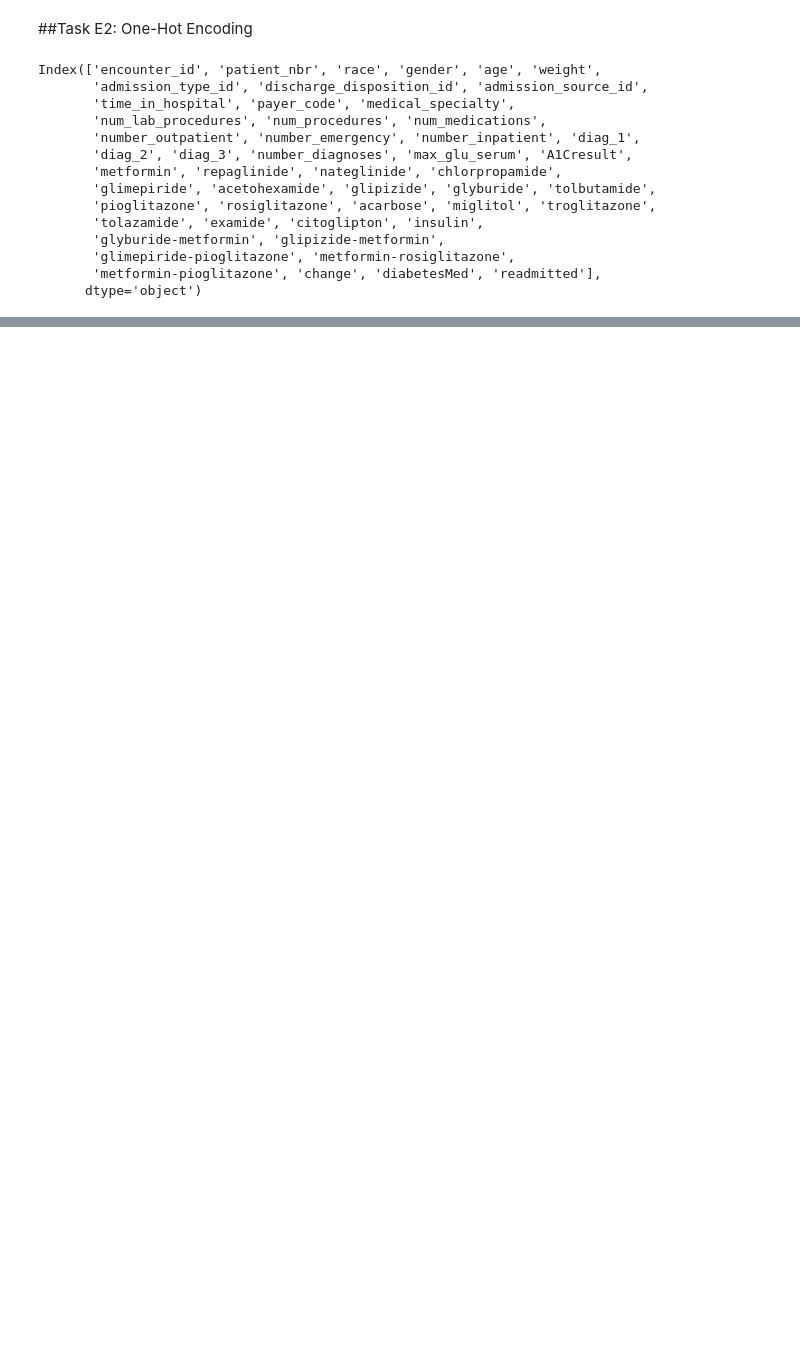
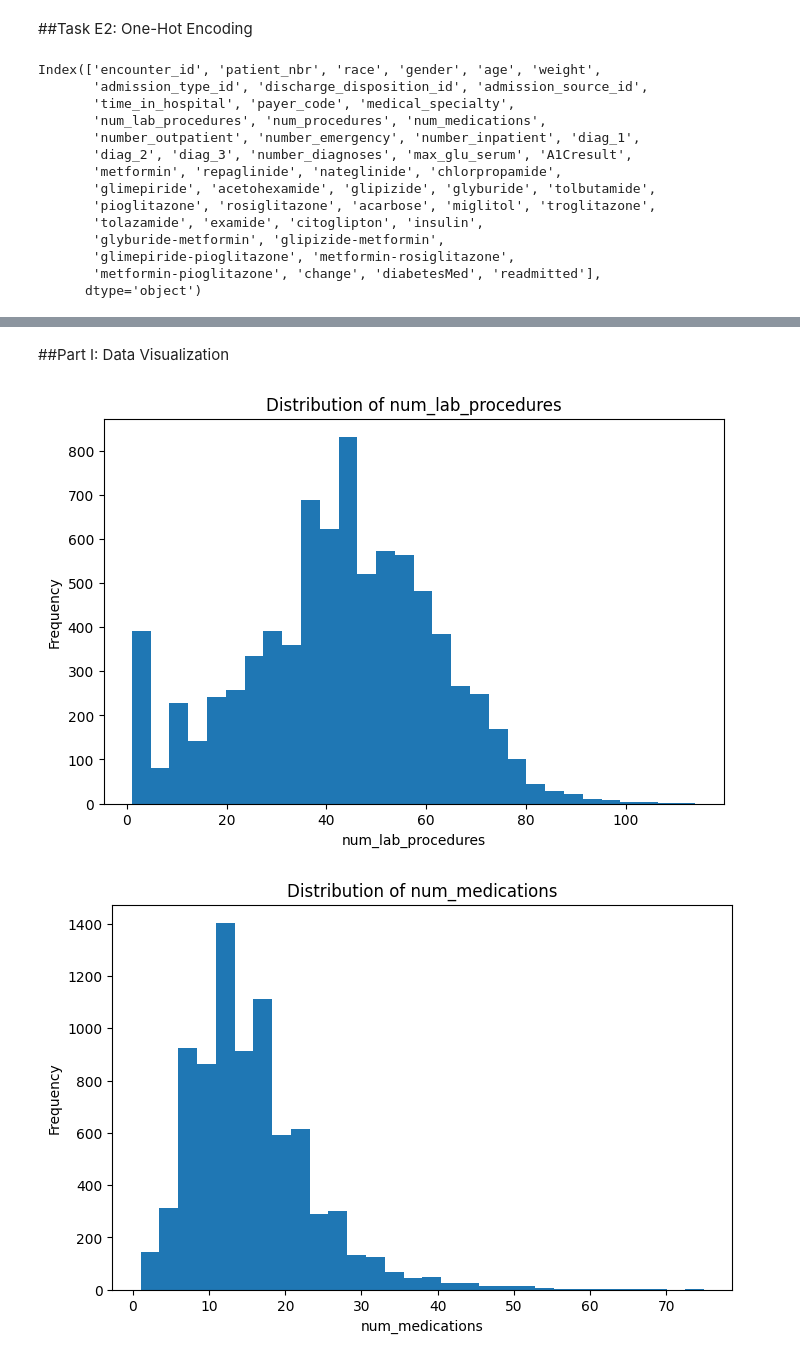
Before and after one commit to Shlokp2707/Machine-Learning-Diabetic-Patient, a Jupyter notebook: ml_project _alok.ipynb, the cells around one changed output, grey strips where cells are left out. Saved outputs shown, nothing was run; the diff lists cells and outputs as text; code cells hidden in the pictures; blank space fills up the shorter version.

Commit message:
Part I: Data Visualization

```diff
--- a/ml_project _alok.ipynb
+++ b/ml_project _alok.ipynb
@@ -727,2 +727,27 @@ Number of Outliers: 188
 Decision: RETAIN
 Justification: These values represent genuine patient records and may correspond to severe medical conditions requiring longer hospital stays, more laboratory procedures, or more medications. There is ...
+# %% [markdown]
+##Part I: Data Visualization
+# %%
+#Histogram
+import matplotlib.pyplot as plt
+import seaborn as sns
+
+def histogram(data, column):
+
+    plt.figure(figsize=(8, 5))
+
+    plt.hist(data[column], bins=30)
+
+    plt.title(f"Distribution of {column}")
+    plt.xlabel(column)
+    plt.ylabel("Frequency")
+
+    plt.show()
+# %%
+histogram(x_train, "num_lab_procedures")
+histogram(x_train, "num_medications")
+histogram(x_train, "time_in_hospital")
+# %% [output]
+[figure, added]
+[figure, added]
```
Also changed, not shown: parts of 30 cells of this notebook.
